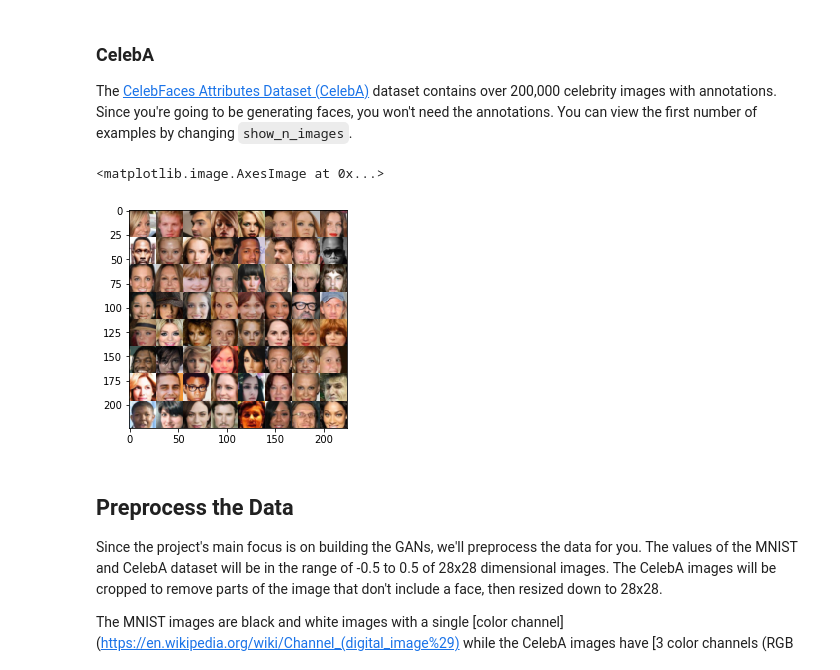
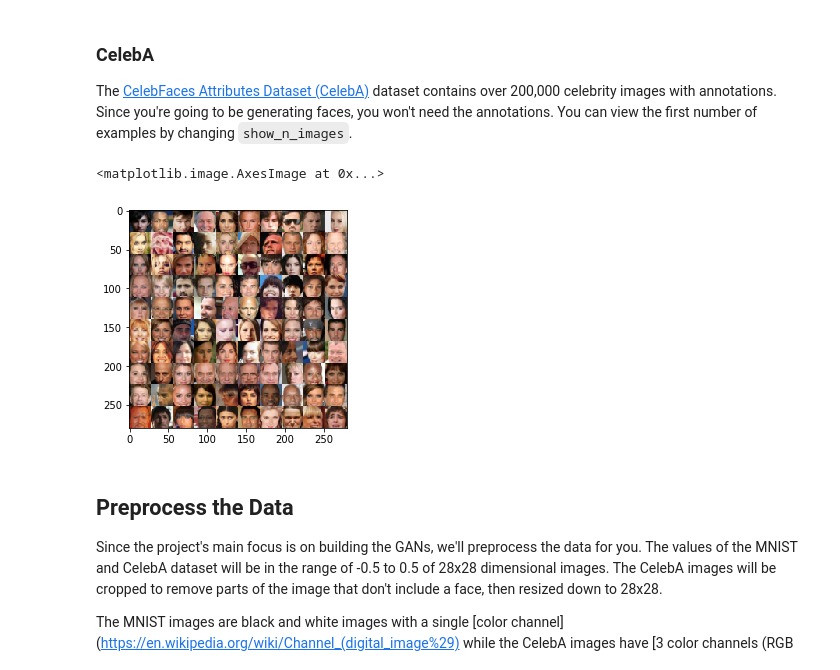
Before and after one commit to bat-cha/deep-learning, a Jupyter notebook: face_generation/dlnd_face_generation.ipynb, the cells around one changed output. Drawn from its saved outputs; the diff is of its cells as text; code cells hidden in the pictures.

```diff
--- a/face_generation/dlnd_face_generation.ipynb
+++ b/face_generation/dlnd_face_generation.ipynb
@@ -50,16 +50,16 @@ pyplot.imshow(helper.images_square_grid(mnist_images, 'L'), cmap='gray')
 ### CelebA
 The [CelebFaces Attributes Dataset (CelebA)](http://mmlab.ie.cuhk.edu.hk/projects/CelebA.html) dataset contains over 200,000 celebrity images with annotations.  Since you're going to be generating faces, you won't need the annotations.  You can view the first number of examples by changing `show_n_images`.
 # %%
-show_n_images = 64
+show_n_images = 100
 
 """
 DON'T MODIFY ANYTHING IN THIS CELL
 """
 mnist_images = helper.get_batch(glob(os.path.join(data_dir, 'img_align_celeba/*.jpg'))[:show_n_images], 28, 28, 'RGB')
 pyplot.imshow(helper.images_square_grid(mnist_images, 'RGB'))
 # %% [output]
 <matplotlib.image.AxesImage at 0x...>
-[figure, old version]
+[figure, new version]
 # %% [markdown]
 ## Preprocess the Data
 Since the project's main focus is on building the GANs, we'll preprocess the data for you.  The values of the MNIST and CelebA dataset will be in the range of -0.5 to 0.5 of 28x28 dimensional images.  The CelebA images will be cropped to remove parts of the image that don't include a face, then resized down to 28x28.
```
Also changed, not shown: parts of 10 cells of this notebook, 1 other file.
